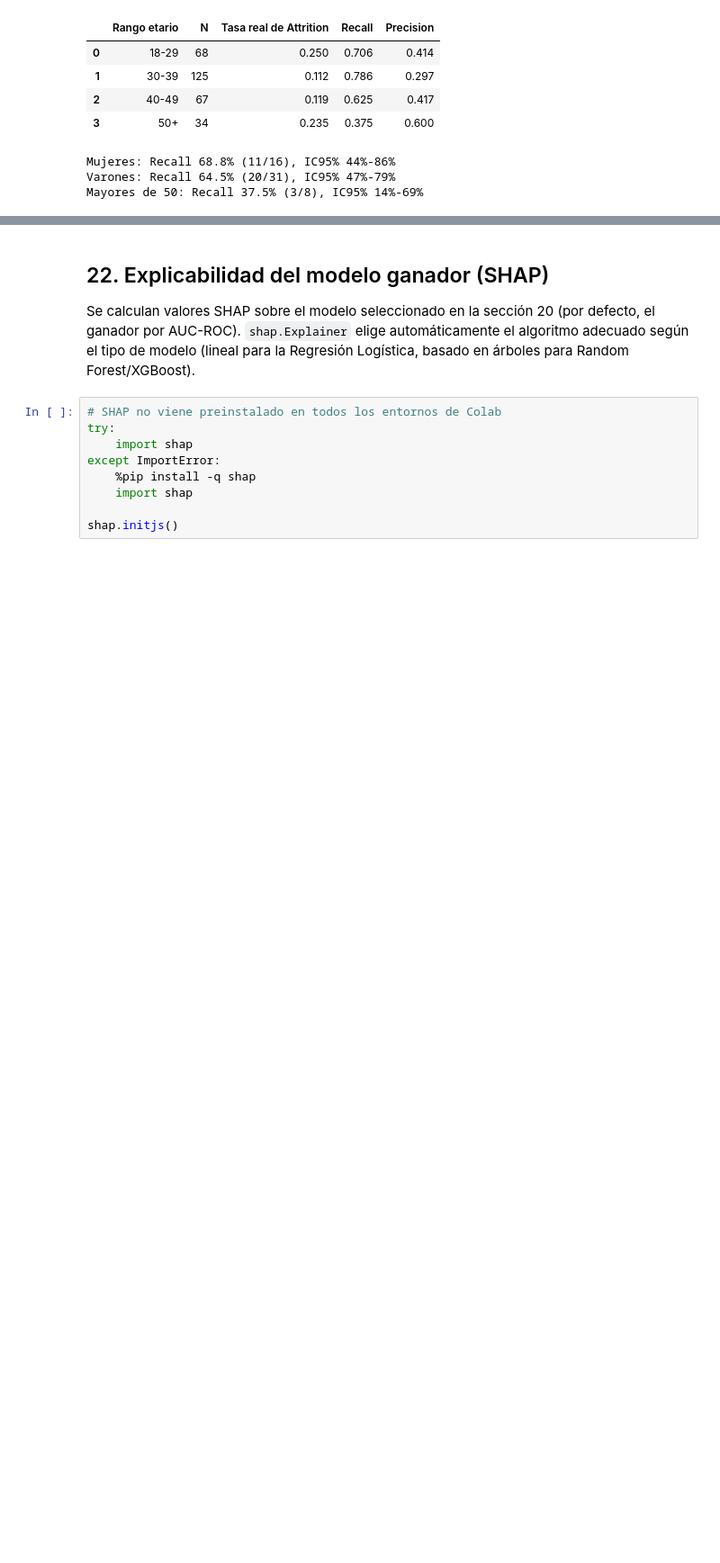
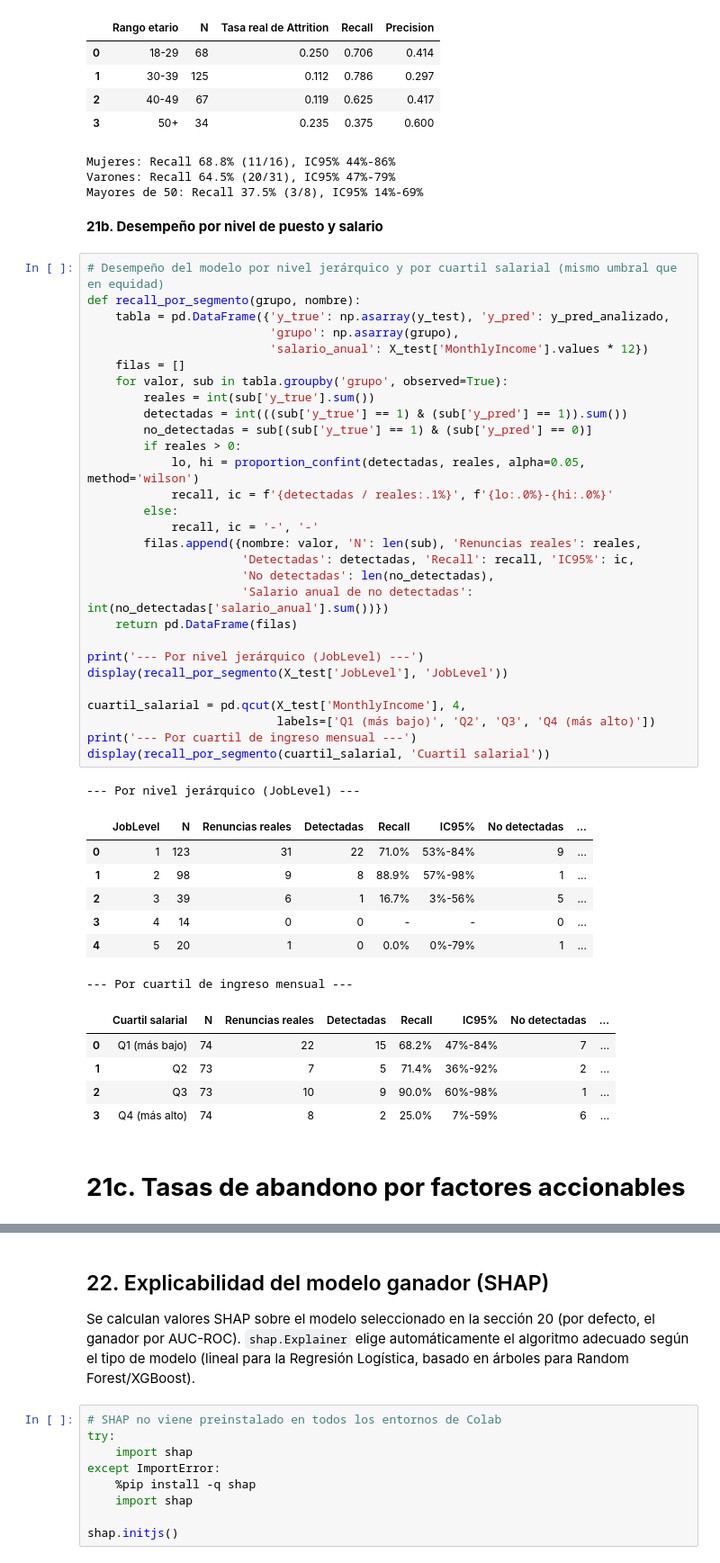
Before and after one commit to guss1976/TrabajoFinalCienciaDatos, a Jupyter notebook: Trabajo_Final_Integrador_ver3.ipynb, the cells around one changed output, grey strips where cells are left out. Shown at 90% size. Cells and saved outputs as stored; diff of their text form; blank space fills up the shorter version.

```diff
--- a/Trabajo_Final_Integrador_ver3.ipynb
+++ b/Trabajo_Final_Integrador_ver3.ipynb
@@ -831,3 +831,50 @@ for nombre, mask in [('Mujeres', X_test['Gender'] == 'Female'),
 Mujeres: Recall 68.8% (11/16), IC95% 44%-86%
 Varones: Recall 64.5% (20/31), IC95% 47%-79%
 Mayores de 50: Recall 37.5% (3/8), IC95% 14%-69%
+# %% [markdown]
+**21b. Desempeño por nivel de puesto y salario**
+# %%
+# Desempeño del modelo por nivel jerárquico y por cuartil salarial (mismo umbral que en equidad)
+def recall_por_segmento(grupo, nombre):
+    tabla = pd.DataFrame({'y_true': np.asarray(y_test), 'y_pred': y_pred_analizado,
+                          'grupo': np.asarray(grupo),
+                          'salario_anual': X_test['MonthlyIncome'].values * 12})
+    filas = []
+    for valor, sub in tabla.groupby('grupo', observed=True):
+        reales = int(sub['y_true'].sum())
+        detectadas = int(((sub['y_true'] == 1) & (sub['y_pred'] == 1)).sum())
+        no_detectadas = sub[(sub['y_true'] == 1) & (sub['y_pred'] == 0)]
+        if reales > 0:
+            lo, hi = proportion_confint(detectadas, reales, alpha=0.05, method='wilson')
+            recall, ic = f'{detectadas / reales:.1%}', f'{lo:.0%}-{hi:.0%}'
+        else:
+            recall, ic = '-', '-'
+        filas.append({nombre: valor, 'N': len(sub), 'Renuncias reales': reales,
+                      'Detectadas': detectadas, 'Recall': recall, 'IC95%': ic,
+                      'No detectadas': len(no_detectadas),
+                      'Salario anual de no detectadas': int(no_detectadas['salario_anual'].sum())})
+    return pd.DataFrame(filas)
+
+print('--- Por nivel jerárquico (JobLevel) ---')
+display(recall_por_segmento(X_test['JobLevel'], 'JobLevel'))
+
+cuartil_salarial = pd.qcut(X_test['MonthlyIncome'], 4,
+                           labels=['Q1 (más bajo)', 'Q2', 'Q3', 'Q4 (más alto)'])
+print('--- Por cuartil de ingreso mensual ---')
+display(recall_por_segmento(cuartil_salarial, 'Cuartil salarial'))
+# %% [output]
+--- Por nivel jerárquico (JobLevel) ---
+|  | JobLevel | N | Renuncias reales | Detectadas | Recall | IC95% | No detectadas | ... |
+| 0 | 1 | 123 | 31 | 22 | 71.0% | 53%-84% | 9 | ... |
+| 1 | 2 | 98 | 9 | 8 | 88.9% | 57%-98% | 1 | ... |
+| 2 | 3 | 39 | 6 | 1 | 16.7% | 3%-56% | 5 | ... |
+| 3 | 4 | 14 | 0 | 0 | - | - | 0 | ... |
+| 4 | 5 | 20 | 1 | 0 | 0.0% | 0%-79% | 1 | ... |
+--- Por cuartil de ingreso mensual ---
+|  | Cuartil salarial | N | Renuncias reales | Detectadas | Recall | IC95% | No detectadas | ... |
+| 0 | Q1 (más bajo) | 74 | 22 | 15 | 68.2% | 47%-84% | 7 | ... |
+| 1 | Q2 | 73 | 7 | 5 | 71.4% | 36%-92% | 2 | ... |
+| 2 | Q3 | 73 | 10 | 9 | 90.0% | 60%-98% | 1 | ... |
+| 3 | Q4 (más alto) | 74 | 8 | 2 | 25.0% | 7%-59% | 6 | ... |
+# %% [markdown]
+# **21c. Tasas de abandono por factores accionables**
```
Also changed, not shown: parts of 3 cells of this notebook.
